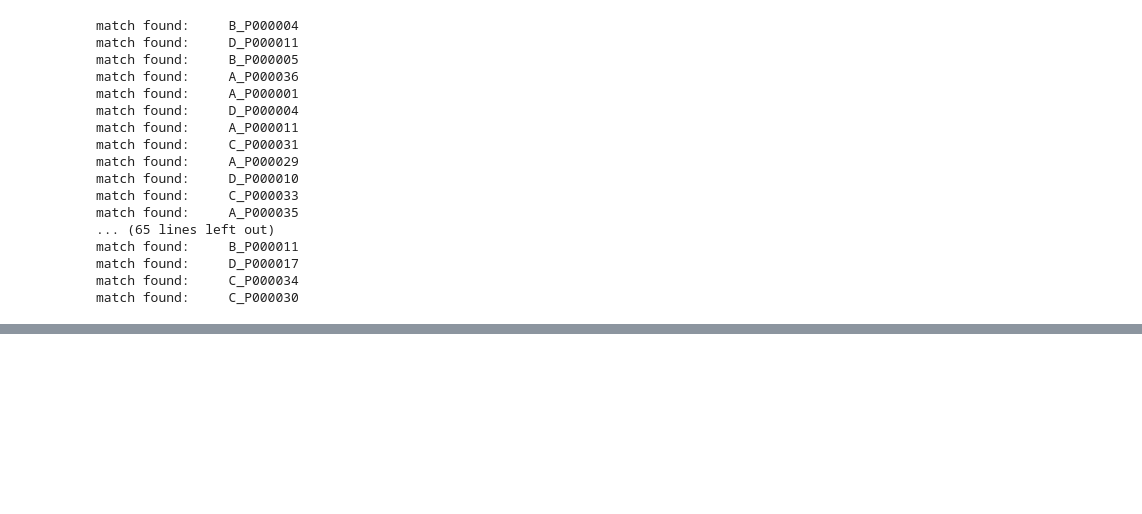
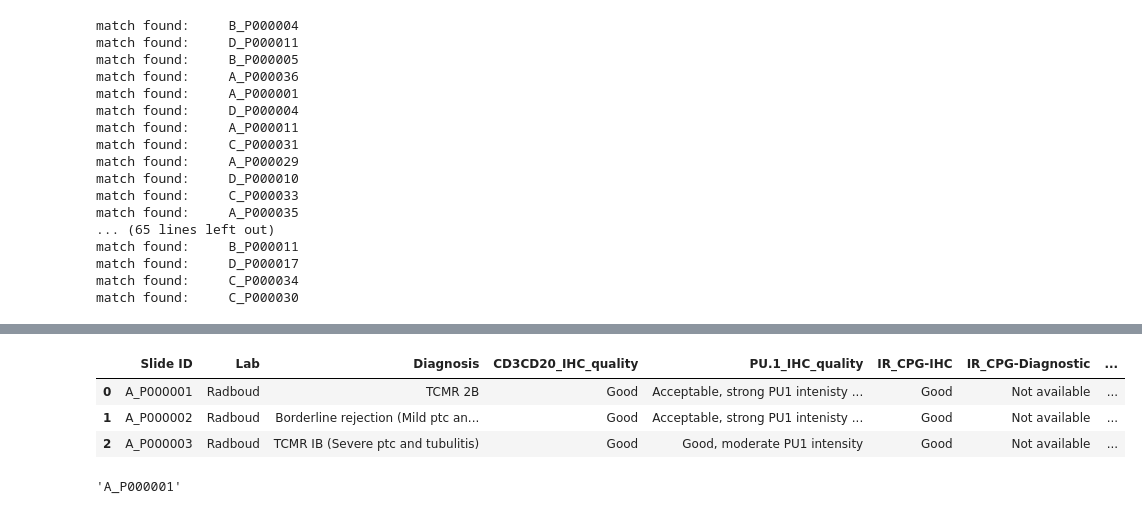
Before and after one commit to AImageLab-zip/MONKEY_challenge_ziplab, a Jupyter notebook: source/notebooks/1_data_prep.ipynb, the cells around one changed output, grey strips where cells are left out. Cells and saved outputs as stored; diff of their text form; code cells hidden in the pictures; blank space fills up the shorter version.

```diff
--- a/source/notebooks/1_data_prep.ipynb
+++ b/source/notebooks/1_data_prep.ipynb
@@ -215,0 +207,12 @@ user_config["wholeslidedata"]["default"]["yaml_source"] =
+# %%
+metadata_df.replace("x", "Not available", inplace=True)
+metadata_df.head(3)
+# %% [output]
+|  | Slide ID | Lab | Diagnosis | CD3CD20_IHC_quality | PU.1_IHC_quality | IR_CPG-IHC | IR_CPG-Diagnostic | ... |
+| 0 | A_P000001 | Radboud | TCMR 2B | Good | Acceptable, strong PU1 intenisty ... | Good | Not available | ... |
+| 1 | A_P000002 | Radboud | Borderline rejection (Mild ptc an... | Good | Acceptable, strong PU1 intenisty ... | Good | Not available | ... |
+| 2 | A_P000003 | Radboud | TCMR IB (Severe ptc and tubulitis) | Good | Good, moderate PU1 intensity | Good | Not available | ... |
+# %%
+metadata_df.iloc[0]["Slide ID"]
+# %% [output]
+'A_P000001'
```
Also changed, not shown: parts of 10 cells of this notebook, 2 other files.
